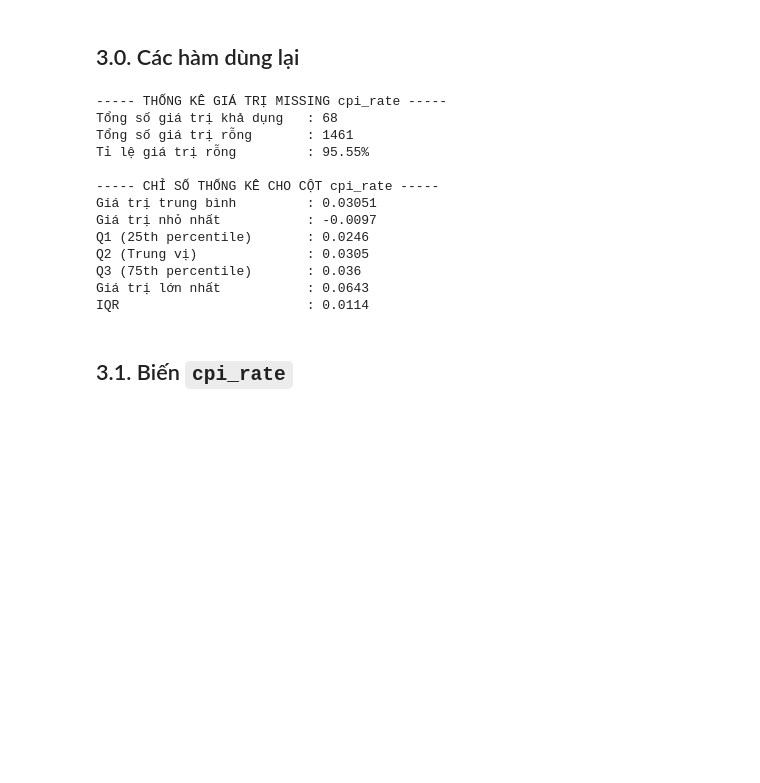
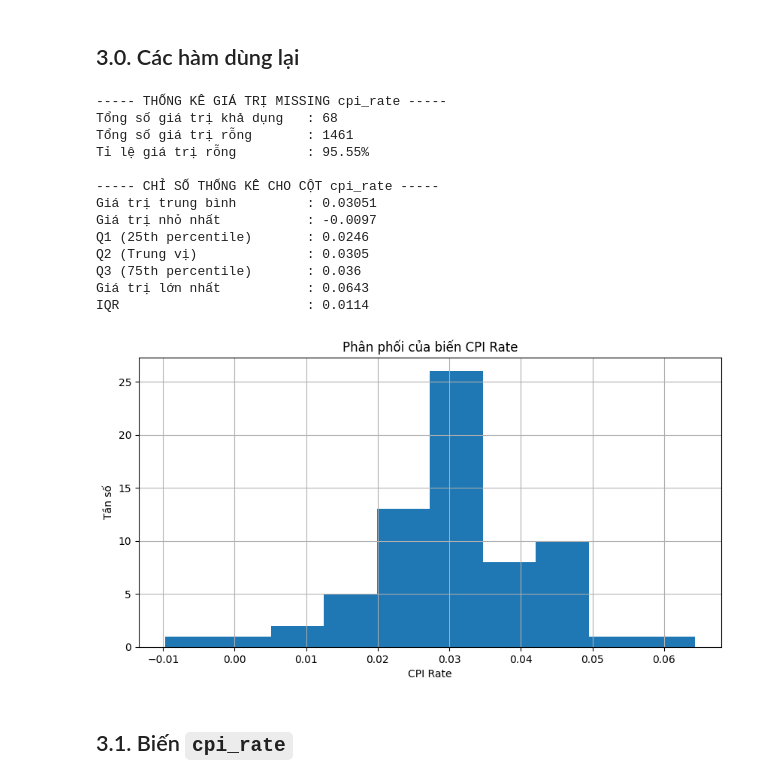
Before and after one commit to nguyenlog205/ds111-uit-stock-price-analysis, a Jupyter notebook: notebook/eda-synthetized-dataset.ipynb, the cells around one changed output. Saved outputs shown, nothing was run; the diff lists cells and outputs as text; code cells hidden in the pictures; blank space fills up the shorter version.

```diff
--- a/notebook/eda-synthetized-dataset.ipynb
+++ b/notebook/eda-synthetized-dataset.ipynb
@@ -87,10 +83,8 @@ std          32.333544      2.877128e+06
 def investigate_variable(
     dataset,
     column_name,
-    date_name = 'date'
 ):
     column = dataset[column_name]
-    date   = dataset[date_name]
 
     print(f'\n----- THỐNG KÊ GIÁ TRỊ MISSING {column_name} -----')
     num_of_missing = dataset[column_name].isnull().sum()
@@ -110,33 +104,40 @@ def investigate_variable(
     IQR = Q3 - Q1
 
     print(f'\n----- CHỈ SỐ THỐNG KÊ CHO CỘT {column_name} -----')
     print(f'Giá trị trung bình         : {round(MEAN, 5)}')
 
     print(f'Giá trị nhỏ nhất           : {round(MIN, 5)}')
     print(f'Q1 (25th percentile)       : {round(Q1, 5)}')
     print(f'Q2 (Trung vị)              : {round(Q2, 5)}')
     print(f'Q3 (75th percentile)       : {round(Q3, 5)}')
     print(f'Giá trị lớn nhất           : {round(MAX, 5)}')
     print(f'IQR                        : {round(IQR, 5)}')
 
 investigate_variable(
     dataset,
     'cpi_rate'
 )
+
+dataset['cpi_rate'].hist(figsize=(10, 5))
+plt.title('Phân phối của biến CPI Rate')
+plt.xlabel('CPI Rate')
+plt.ylabel('Tần số')
+plt.show()
 # %% [output]
 ----- THỐNG KÊ GIÁ TRỊ MISSING cpi_rate -----
 Tổng số giá trị khả dụng   : 68
 Tổng số giá trị rỗng       : 1461
 Tỉ lệ giá trị rỗng         : 95.55%
 
 ----- CHỈ SỐ THỐNG KÊ CHO CỘT cpi_rate -----
 Giá trị trung bình         : 0.03051
 Giá trị nhỏ nhất           : -0.0097
 Q1 (25th percentile)       : 0.0246
 Q2 (Trung vị)              : 0.0305
 Q3 (75th percentile)       : 0.036
 Giá trị lớn nhất           : 0.0643
 IQR                        : 0.0114
+[figure, added]
 # %%
 def decompose_time_series(
     dataset,
```
Also changed, not shown: parts of 57 cells of this notebook, 3 other files.
